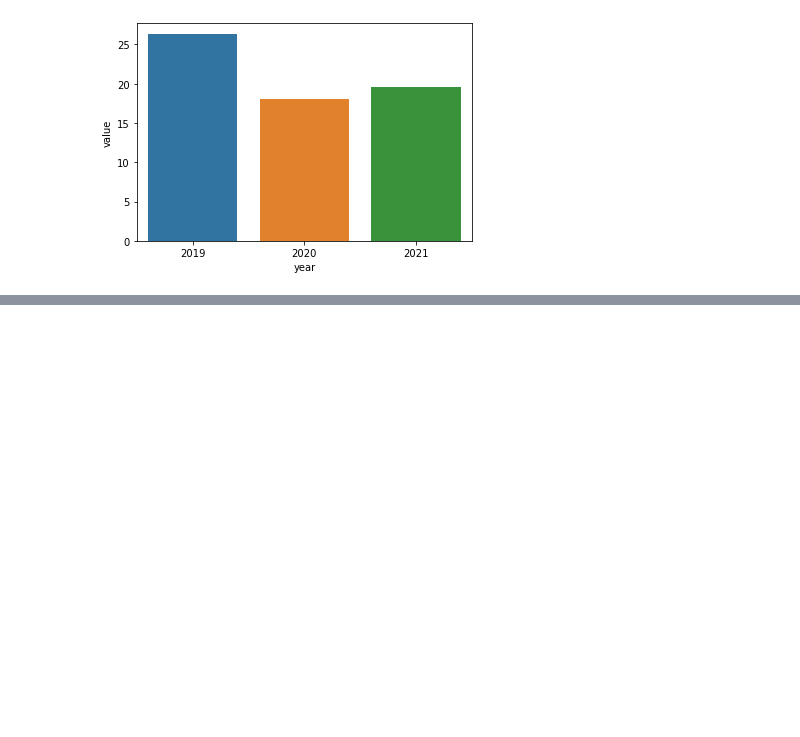
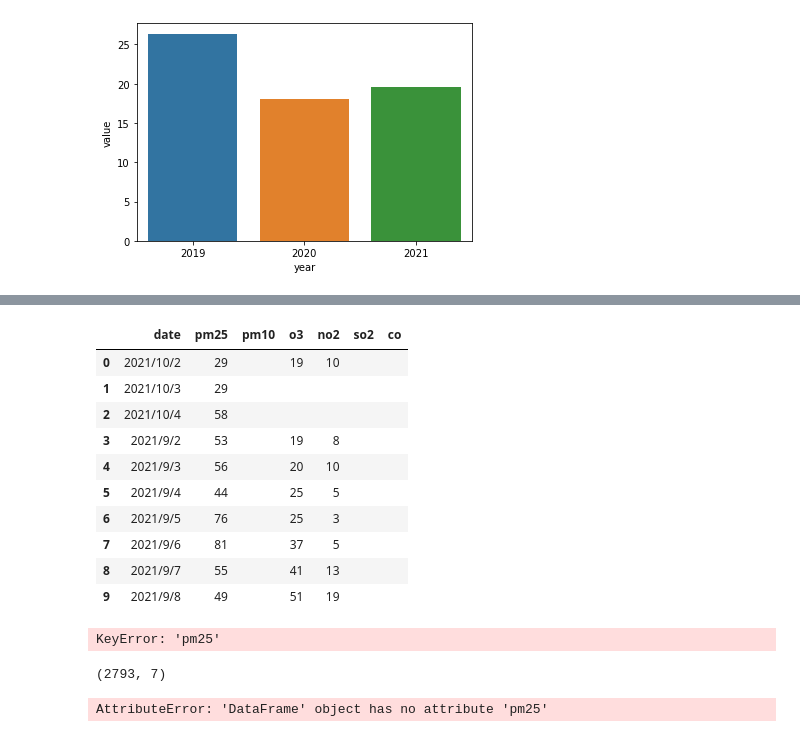
Before and after one commit to angelsmreyes/Contaminacion-del-aire-proyecto, a Jupyter notebook: Time Serires.ipynb, the cells around one changed output, grey strips where cells are left out. Cells and saved outputs as stored; diff of their text form; code cells hidden in the pictures; blank space fills up the shorter version.

```diff
--- a/Time Serires.ipynb
+++ b/Time Serires.ipynb
@@ -364,0 +399,26 @@ sns.barplot(data=pm_25_by_country, x='city', y='value')
+# %%
+houston_hist.head(10)
+# %% [output]
+|  | date | pm25 | pm10 | o3 | no2 | so2 | co |
+| 0 | 2021/10/2 | 29 |  | 19 | 10 |  |  |
+| 1 | 2021/10/3 | 29 |  |  |  |  |  |
+| 2 | 2021/10/4 | 58 |  |  |  |  |  |
+| 3 | 2021/9/2 | 53 |  | 19 | 8 |  |  |
+| 4 | 2021/9/3 | 56 |  | 20 | 10 |  |  |
+| 5 | 2021/9/4 | 44 |  | 25 | 5 |  |  |
+| 6 | 2021/9/5 | 76 |  | 25 | 3 |  |  |
+| 7 | 2021/9/6 | 81 |  | 37 | 5 |  |  |
+| 8 | 2021/9/7 | 55 |  | 41 | 13 |  |  |
+| 9 | 2021/9/8 | 49 |  | 51 | 19 |  |  |
+# %%
+houston_hist['pm25']
+# %% [output]
+KeyError: 'pm25'
+# %%
+houston_hist.shape
+# %% [output]
+(2793, 7)
+# %%
+houston_hist.pm25.value_counts()
+# %% [output]
+AttributeError: 'DataFrame' object has no attribute 'pm25'
```
Also changed, not shown: parts of 51 cells of this notebook.
